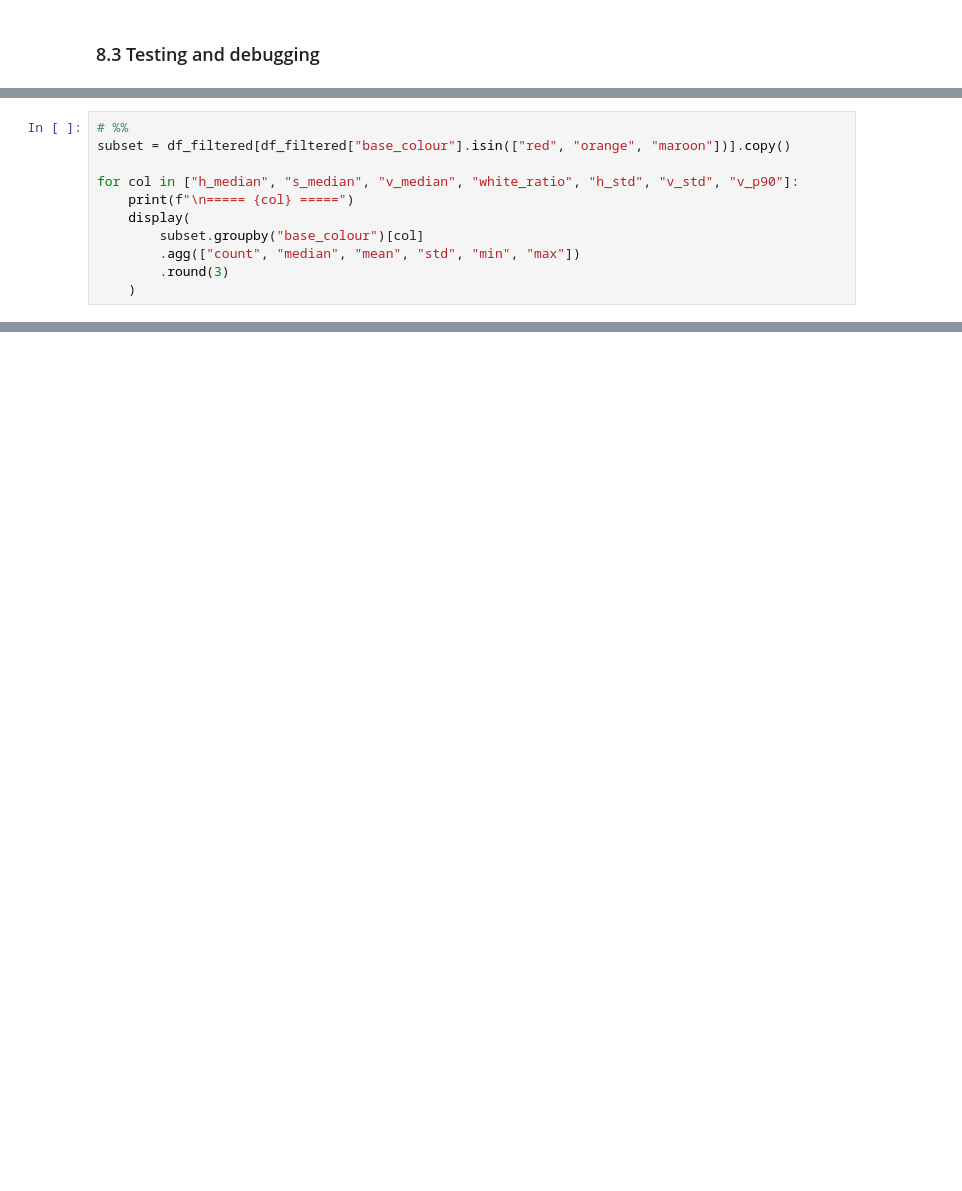
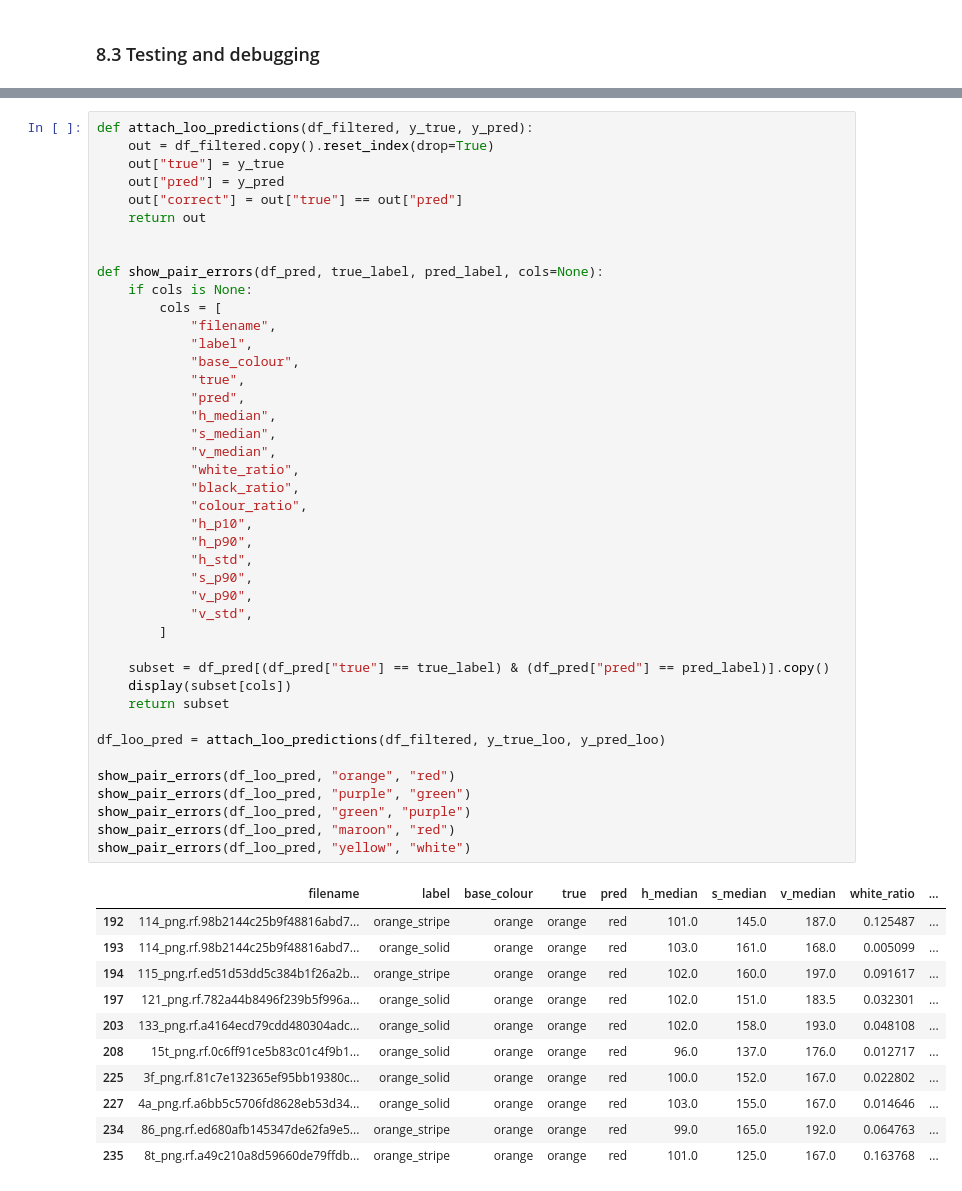
Before and after one commit to Alejandro-131004/Computer-Vision, a Jupyter notebook: assigment1.ipynb, the cells around one changed output, grey strips where cells are left out. Drawn from its saved outputs; the diff is of its cells as text; blank space fills up the shorter version.

```diff
--- a/assigment1.ipynb
+++ b/assigment1.ipynb
@@ -2777,11 +2213,0 @@ display(per_class_acc)
-# %%
-# %%
-subset = df_filtered[df_filtered["base_colour"].isin(["red", "orange", "maroon"])].copy()
-
-for col in ["h_median", "s_median", "v_median", "white_ratio", "h_std", "v_std", "v_p90"]:
-    print(f"\n===== {col} =====")
-    display(
-        subset.groupby("base_colour")[col]
-        .agg(["count", "median", "mean", "std", "min", "max"])
-        .round(3)
-    )
@@ -2830,0 +2214,54 @@ for col in ["h_median", "s_median", "v_median", "white_ratio", "h_std", "v_std",
+# %%
+def attach_loo_predictions(df_filtered, y_true, y_pred):
+    out = df_filtered.copy().reset_index(drop=True)
+    out["true"] = y_true
+    out["pred"] = y_pred
+    out["correct"] = out["true"] == out["pred"]
+    return out
+
+
+def show_pair_errors(df_pred, true_label, pred_label, cols=None):
+    if cols is None:
+        cols = [
+            "filename",
+            "label",
+            "base_colour",
+            "true",
+            "pred",
+            "h_median",
+            "s_median",
+            "v_median",
+            "white_ratio",
+            "black_ratio",
+            "colour_ratio",
+            "h_p10",
+            "h_p90",
+            "h_std",
+            "s_p90",
+            "v_p90",
+            "v_std",
+        ]
+
+    subset = df_pred[(df_pred["true"] == true_label) & (df_pred["pred"] == pred_label)].copy()
+    display(subset[cols])
+    return subset
+
+df_loo_pred = attach_loo_predictions(df_filtered, y_true_loo, y_pred_loo)
+
+show_pair_errors(df_loo_pred, "orange", "red")
+show_pair_errors(df_loo_pred, "purple", "green")
+show_pair_errors(df_loo_pred, "green", "purple")
+show_pair_errors(df_loo_pred, "maroon", "red")
+show_pair_errors(df_loo_pred, "yellow", "white")
+# %% [output]
+|  | filename | label | base_colour | true | pred | h_median | s_median | v_median | white_ratio | ... |
+| 192 | 114_png.rf.98b2144c25b9f48816abd7... | orange_stripe | orange | orange | red | 101.0 | 145.0 | 187.0 | 0.125487 | ... |
+| 193 | 114_png.rf.98b2144c25b9f48816abd7... | orange_solid | orange | orange | red | 103.0 | 161.0 | 168.0 | 0.005099 | ... |
+| 194 | 115_png.rf.ed51d53dd5c384b1f26a2b... | orange_stripe | orange | orange | red | 102.0 | 160.0 | 197.0 | 0.091617 | ... |
+| 197 | 121_png.rf.782a44b8496f239b5f996a... | orange_solid | orange | orange | red | 102.0 | 151.0 | 183.5 | 0.032301 | ... |
+| 203 | 133_png.rf.a4164ecd79cdd480304adc... | orange_solid | orange | orange | red | 102.0 | 158.0 | 193.0 | 0.048108 | ... |
+| 208 | 15t_png.rf.0c6ff91ce5b83c01c4f9b1... | orange_solid | orange | orange | red | 96.0 | 137.0 | 176.0 | 0.012717 | ... |
+| 225 | 3f_png.rf.81c7e132365ef95bb19380c... | orange_solid | orange | orange | red | 100.0 | 152.0 | 167.0 | 0.022802 | ... |
+| 227 | 4a_png.rf.a6bb5c5706fd8628eb53d34... | orange_solid | orange | orange | red | 103.0 | 155.0 | 167.0 | 0.014646 | ... |
+| 234 | 86_png.rf.ed680afb145347de62fa9e5... | orange_stripe | orange | orange | red | 99.0 | 165.0 | 192.0 | 0.064763 | ... |
+| 235 | 8t_png.rf.a49c210a8d59660de79ffdb... | orange_stripe | orange | orange | red | 101.0 | 125.0 | 167.0 | 0.163768 | ... |
```
Also changed, not shown: parts of 8 cells of this notebook, 1 other file.
